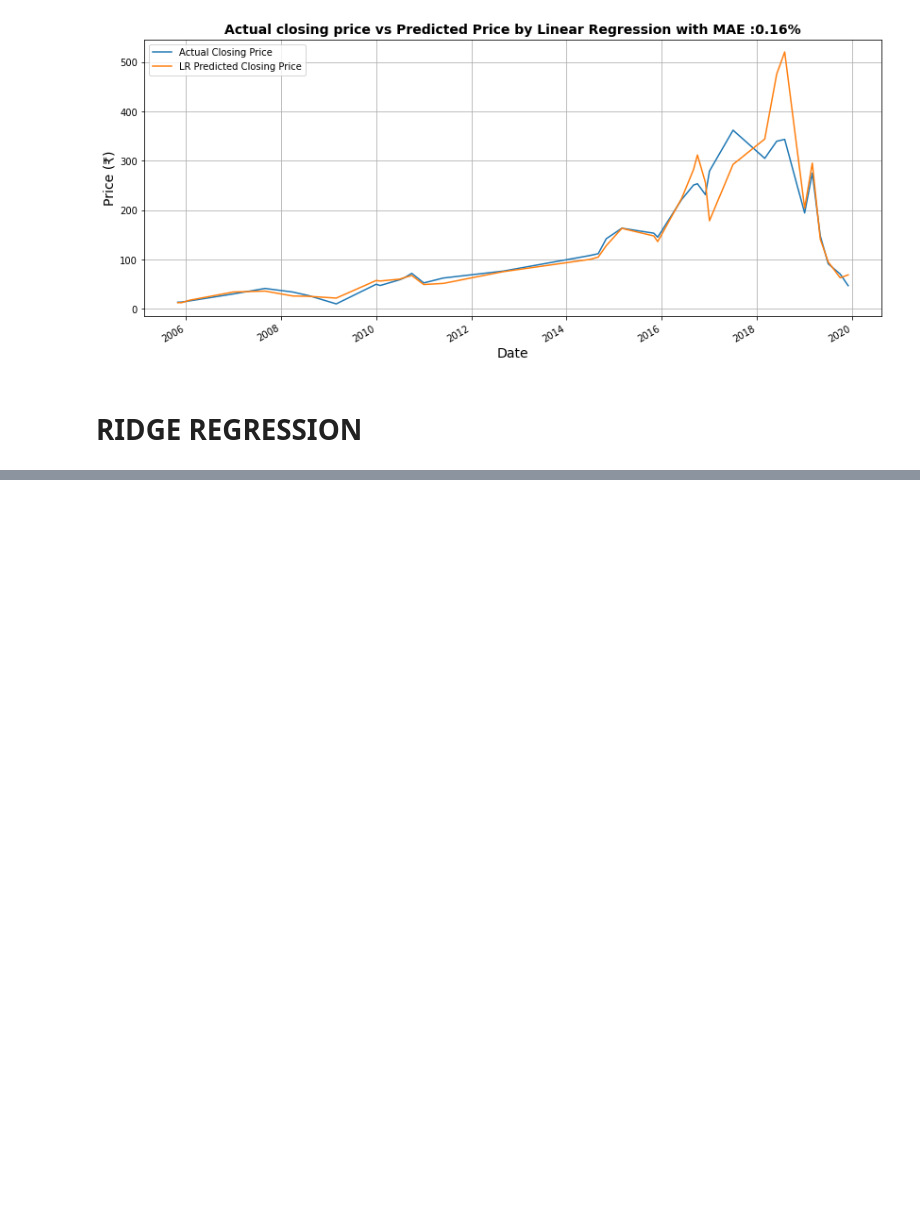
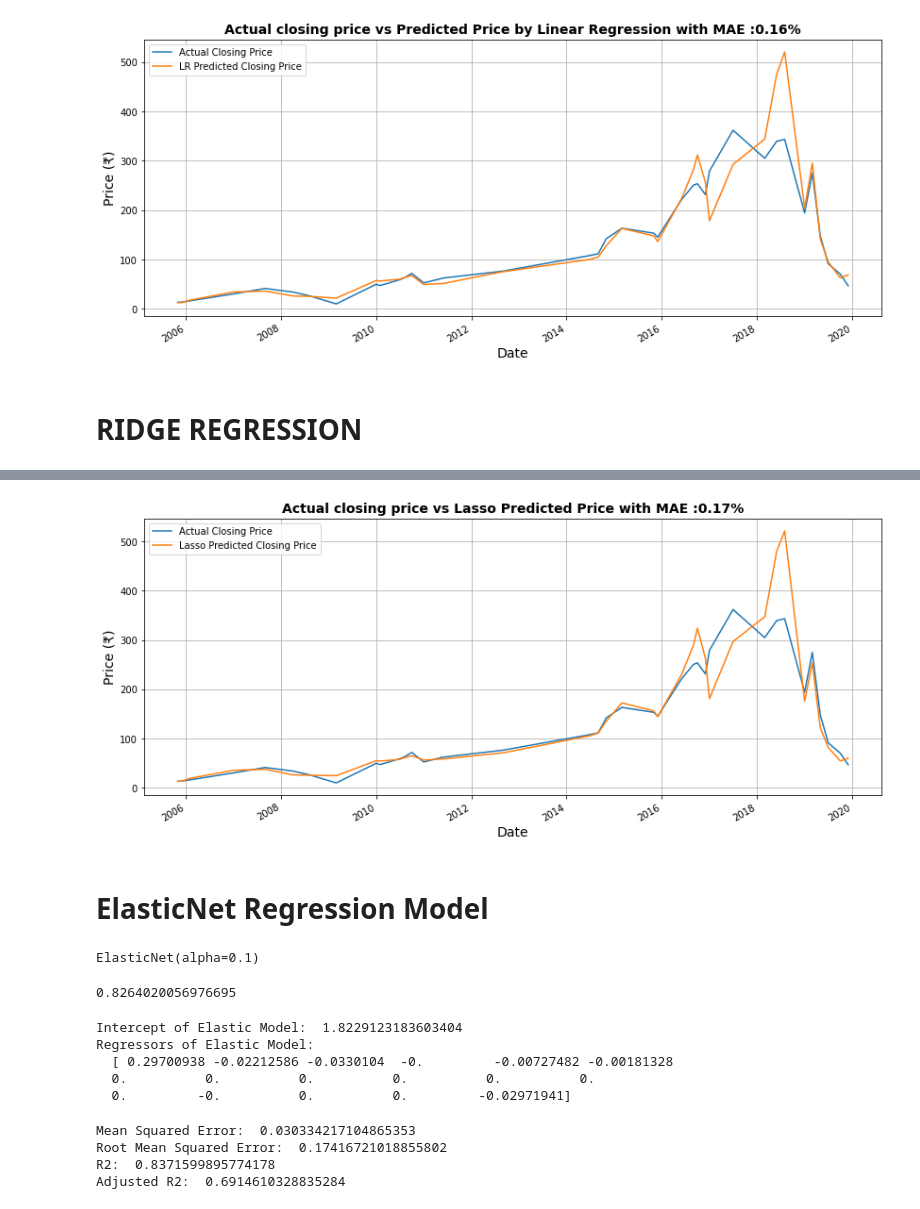
Before and after one commit to ramank123/Yes-Bank-Stock-Closing-Price-Prediction, a Jupyter notebook: Yes_Bank_Stock_Closing_Price_Prediction.ipynb, the cells around one changed output, grey strips where cells are left out. Cells and saved outputs as stored; diff of their text form; code cells hidden in the pictures; blank space fills up the shorter version.

```diff
--- a/Yes_Bank_Stock_Closing_Price_Prediction.ipynb
+++ b/Yes_Bank_Stock_Closing_Price_Prediction.ipynb
@@ -596,0 +675,2 @@ plt.show()
+# %%
+y_pred_lasso = lasso_regressor.predict(X_test)
@@ -596,0 +685,5 @@ plt.show()
+# %%
+# Introducing Data frame for Actual closing price and Lasso Predicted Closing Price
+test_df['Lasso Predicted Closing Price'] = 10**y_pred_lasso
+lasso_df = test_df.loc[:,['Actual Closing Price','Lasso Predicted Closing Price']]
+lasso_df.head(3)
@@ -596,0 +696,13 @@ plt.show()
+# %%
+#Graph between Actual Close price and Lasso Predicted Price
+lasso_df.plot(figsize = (14,6))
+plt.grid(True)
+plt.xlabel('Date',fontsize = 14)
+plt.ylabel('Price (₹)',fontsize = 14)
+plt.title('Actual closing price vs Lasso Predicted Price with MAE :{:.2f}%'.format(MAE(10**y_test,10**y_pred_lasso)),fontweight = 'bold',fontsize = 14)
+plt.legend()
+plt.show()
+# %% [output]
+[figure, added]
+# %% [markdown]
+# **ElasticNet Regression Model**
@@ -596,0 +712,17 @@ plt.show()
+# %%
+elasticnet.fit(X_train,y_train)
+# %% [output]
+ElasticNet(alpha=0.1)
+# %%
+elasticnet.score(X_train, y_train)
+# %% [output]
+0.8264020056976695
+# %%
+print('Intercept of Elastic Model: ',elasticnet.intercept_)
+print('Regressors of Elastic Model:\n ',elasticnet.coef_)
+# %% [output]
+Intercept of Elastic Model:  1.8229123183603404
+Regressors of Elastic Model:
+  [ 0.29700938 -0.02212586 -0.0330104  -0.         -0.00727482 -0.00181328
+  0.          0.          0.          0.          0.          0.
+  0.         -0.          0.          0.         -0.02971941]
@@ -596,0 +731,8 @@ plt.show()
+# %%
+#getting evaluation metrics for Ridge
+evaluation_metrics(y_pred_en)
+# %% [output]
+Mean Squared Error:  0.030334217104865353
+Root Mean Squared Error:  0.17416721018855802
+R2:  0.8371599895774178
+Adjusted R2:  0.6914610328835284
```
Also changed, not shown: parts of 50 cells of this notebook.
